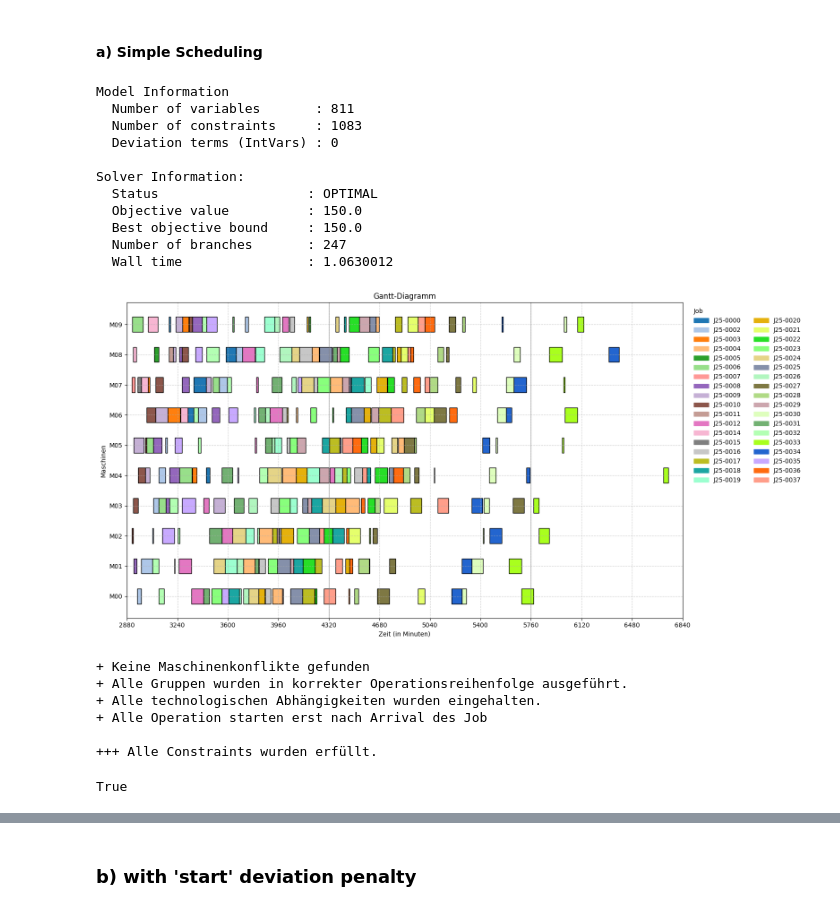
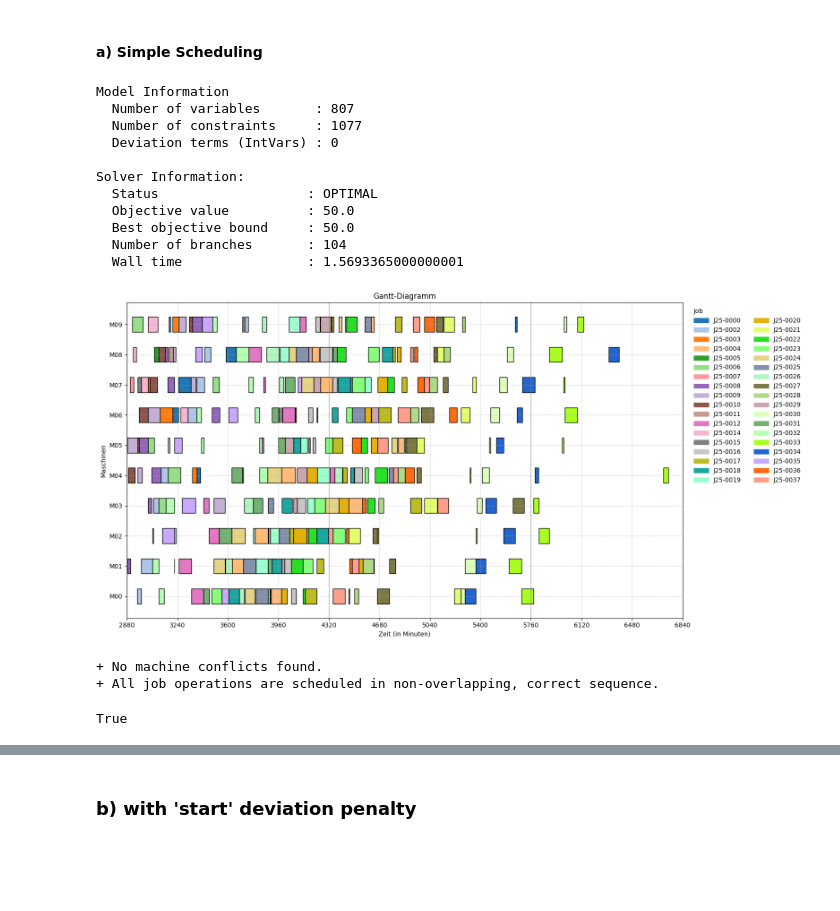
Before and after one commit to konrad-adamski/HTWD_Job-Shop_Scheduling, a Jupyter notebook: notebooks/02_Google_OR-Tools_Constraint_Programming/01_Lateness.ipynb, the cells around one changed output, grey strips where cells are left out. Drawn from its saved outputs; the diff is of its cells as text; code cells hidden in the pictures; blank space fills up the shorter version.

```diff
--- a/notebooks/02_Google_OR-Tools_Constraint_Programming/01_Lateness.ipynb
+++ b/notebooks/02_Google_OR-Tools_Constraint_Programming/01_Lateness.ipynb
@@ -233,8 +237,9 @@ df_schedule
 160 rows × 6 columns
 # %%
 gantt.get_plot(df_schedule, perspective="Machine")
-
-df_schedule_with_info = enrich_schedule_dframe(df_schedule, df_jobs_times)
-check.all_in_one(df_schedule_with_info)
+#df_schedule_with_info = enrich_schedule_dframe(df_schedule, df_jobs_times)
+check.check_core_schedule_constraints(df_schedule)
+check.is_start_correct(df_schedule, df_jobs_times_current)
+check.is_duration_correct(df_schedule)
 # %% [output]
 [figure]
@@ -432,38 +398,32 @@ previous_schedule = schedule
 # %%
 schedule = solve_jssp_lateness_with_start_deviation_minimization(
     job_ops=job_ops_dict,
     times_dict=times_dict,
     previous_schedule=None,
     active_ops=active_ops,
-    w_t= 10, w_e=2, w_first=1,
+    w_t=5, w_e=1, w_first=1,
     main_pct=1,
     duration_buffer_factor = 2,
     schedule_start=day_start, msg=False,
     solver_time_limit=max_time, solver_relative_gap_limit=0.05
 )
 
 df_schedule = get_schedule_dframe(schedule)
 gantt.get_plot(df_schedule, perspective="Machine")
-
-df_schedule_with_info = enrich_schedule_dframe(df_schedule, df_jobs_times)
-check.all_in_one(df_schedule_with_info)
+check.check_core_schedule_constraints(df_schedule)
 # %% [output]
 Model Information
-  Number of variables       : 811
-  Number of constraints     : 1083
+  Number of variables       : 807
+  Number of constraints     : 1077
   Deviation terms (IntVars) : 0
 
 Solver Information:
   Status                   : OPTIMAL
-  Objective value          : 150.0
-  Best objective bound     : 150.0
-  Number of branches       : 247
-  Wall time                : 1.0630012
+  Objective value          : 50.0
+  Best objective bound     : 50.0
+  Number of branches       : 104
+  Wall time                : 1.5693365000000001
-[figure, old version]
+[figure, new version]
-+ Keine Maschinenkonflikte gefunden
-+ Alle Gruppen wurden in korrekter Operationsreihenfolge ausgeführt.
-+ Alle technologischen Abhängigkeiten wurden eingehalten.
-+ Alle Operation starten erst nach Arrival des Job
-
-+++ Alle Constraints wurden erfüllt.
++ No machine conflicts found.
++ All job operations are scheduled in non-overlapping, correct sequence.
 True
```
Also changed, not shown: parts of 26 cells of this notebook, 3 other files.
